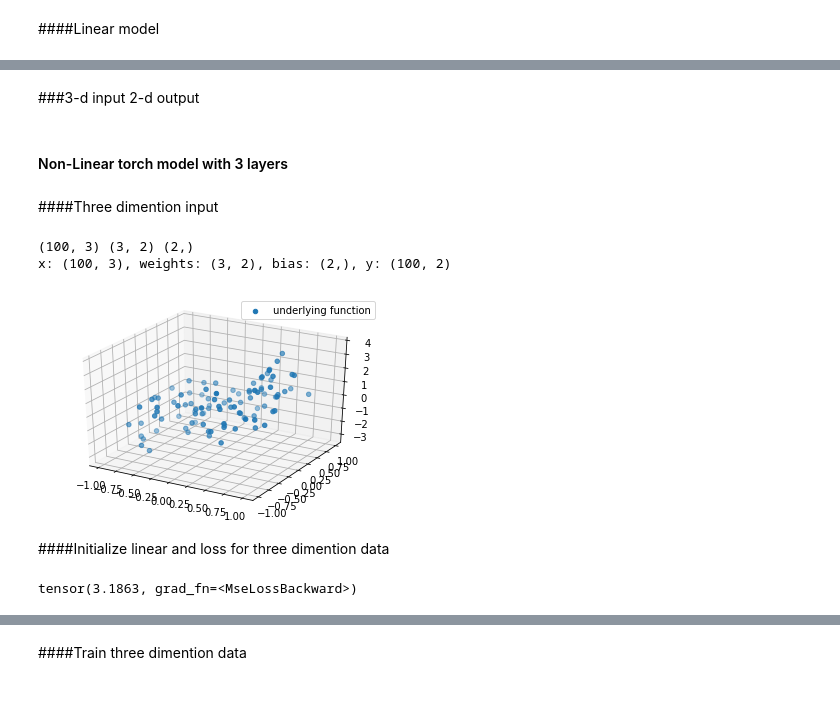
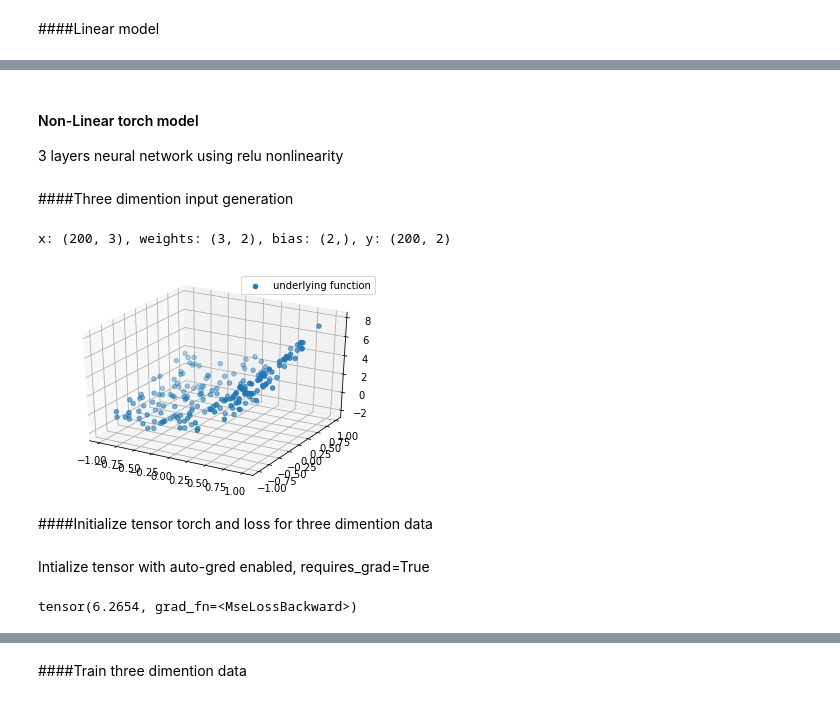
Before and after one commit to YuxingW/deep_learning, a Jupyter notebook: hw3/pytorch_auto_differentiation.ipynb, the cells around one changed output, grey strips where cells are left out. Cells and saved outputs as stored; diff of their text form; code cells hidden in the pictures.

```diff
--- a/hw3/pytorch_auto_differentiation.ipynb
+++ b/hw3/pytorch_auto_differentiation.ipynb
@@ -127,7 +67,6 @@ Epoch 19, loss 0.12309495582269418
-# %% [markdown]
-###3-d input 2-d output
 # %% [markdown]
-#### Non-Linear torch model with 3 layers
+#### Non-Linear torch model
+3 layers neural network using relu nonlinearity
 # %%
 import torch
 import torch.nn as nn
@@ -148,53 +87,37 @@ class TorchModel(nn.Module):
     l2 = self.linear2(r2)
     return l2
 # %% [markdown]
-####Three dimention input
+####Three dimention input generation
 # %%
-# What about 3-dimensional x?
-
-n = 100
+n = 200
 d = 3
 x = np.random.uniform(-1, 1, (n, d))
 
-# y = w * x + b
-# y = w_0 * x_0 + w_1 * x_1 + w_2 * x_2 + b
-# y = w@x + b
+weights_true = np.array([[3, 1, -1],[2, 0, -2],]).T
+bias_true = np.array([0.5, 0.1])
 
-weights_true = np.array([[3, 1, -1],[2, 0, -2], ]).T
-bias_true = np.array([0.5, 0.1])
-print(x.shape, weights_true.shape, bias_true.shape)
-
-y_true = x @ weights_true + bias_true
+y_true = (x ** 2) @ weights_true + x @ weights_true + bias_true
 print(f'x: {x.shape}, weights: {weights_true.shape}, bias: {bias_true.shape}, y: {y_true.shape}')
 
-def plot_3d(x, y, y_pred=None):
-  import matplotlib.pyplot as plt
-  from mpl_toolkits.mplot3d import Axes3D
-  fig = plt.figure()
-  ax = fig.add_subplot(111, projection='3d')
-  ax.scatter(x[:, 0], x[:, 1], y, label='underlying function')
-  if y_pred is not None:
-    ax.scatter(x[:, 0], x[:, 1], y_pred, label='our function')
-  plt.legend()
-
-plot_3d(x, y_true[:, 1])
+plot_3d(x, y_true[:, 0])
 # %% [output]
-(100, 3) (3, 2) (2,)
-x: (100, 3), weights: (3, 2), bias: (2,), y: (100, 2)
+x: (200, 3), weights: (3, 2), bias: (2,), y: (200, 2)
-[figure, old version]
+[figure, new version]
 # %% [markdown]
-####Initialize linear and loss for three dimention data
+####Initialize tensor torch and loss for three dimention data
+# %% [markdown]
+Intialize tensor with auto-gred enabled, requires_grad=True
 # %%
 loss = nn.MSELoss()
 # 10 neurons for hidden layers
 model = TorchModel(d, 10, 2)
-x_tensor = torch.tensor(x).float()
-y_true_tensor = torch.tensor(y_true).float()
+x_tensor = torch.tensor(x, requires_grad=True).float()
+y_true_tensor = torch.tensor(y_true, requires_grad=True).float()
 y_pred_tensor = model(x_tensor)
 loss_value = loss(y_pred_tensor, y_true_tensor)
 print(loss_value)
 # %% [output]
-tensor(3.1863, grad_fn=<MseLossBackward>)
+tensor(6.2654, grad_fn=<MseLossBackward>)
 # %%
 # Test just one forward and backward step
 optimizer = torch.optim.SGD(model.parameters(), lr=0.1)
```
Also changed, not shown: parts of 16 cells of this notebook.
